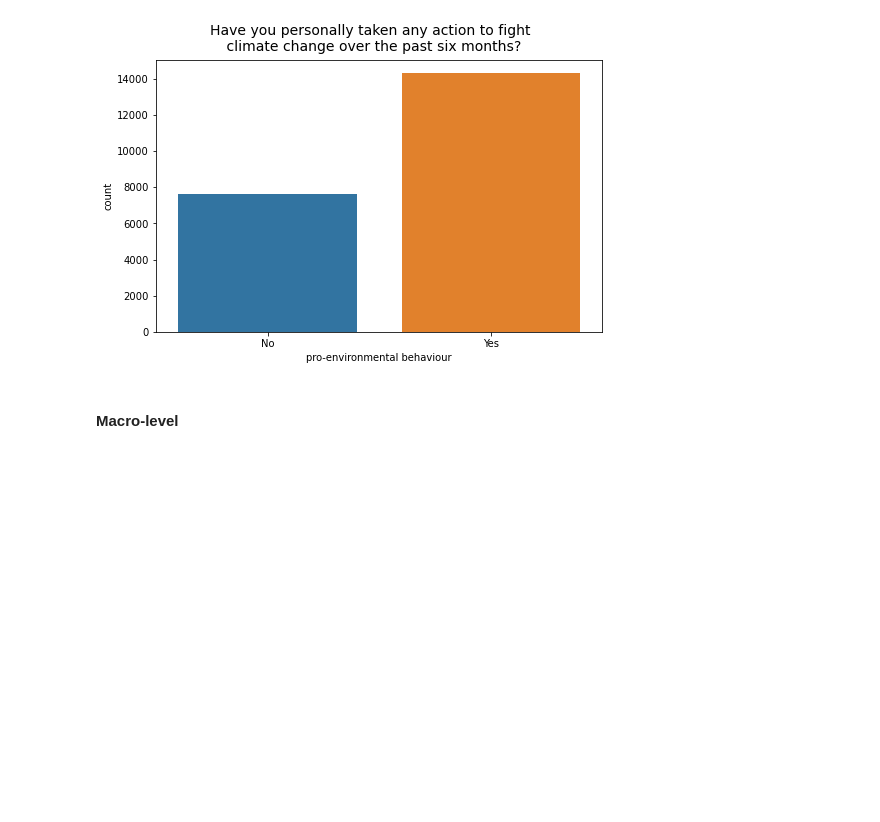
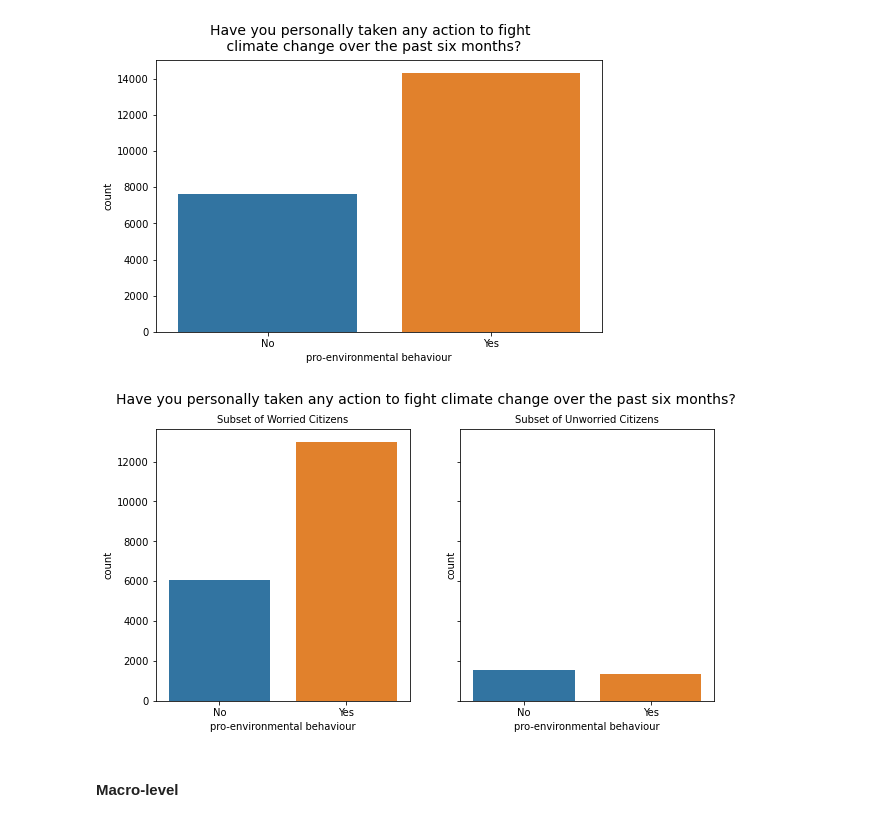
Before and after one commit to claudiagiuspoli/pro-environmental-behaviour, a Jupyter notebook: Exploratory Data Analysis.ipynb, the cells around one changed output. Saved outputs shown, nothing was run; the diff lists cells and outputs as text; code cells hidden in the pictures; blank space fills up the shorter version.

```diff
--- a/Exploratory Data Analysis.ipynb
+++ b/Exploratory Data Analysis.ipynb
@@ -148,6 +149,18 @@ plt.suptitle('Have you personally taken any action to fight \n climate change ov
 plt.savefig('qb5-count-cc.png')
 # %% [output]
 [figure]
+# %%
+
+fig, (ax1, ax2) = plt.subplots(ncols=2, sharey=True, figsize = (10,5))
+
+sns.countplot(x=df1['pro-environmental behaviour'], ax=ax1).set_title('Subset of Worried Citizens', fontsize = 10)
+sns.countplot(x=df2['pro-environmental behaviour'], ax=ax2).set_title('Subset of Unworried Citizens', fontsize = 10)
+
+plt.suptitle('Have you personally taken any action to fight climate change over the past six months?',fontsize = 14)
+
+plt.savefig('qb5-count-2subset.png')
+# %% [output]
+[figure, added]
 # %% [markdown]
 #### Macro-level
 # %%
```
Also changed, not shown: parts of 2 cells of this notebook, 6 other files.
